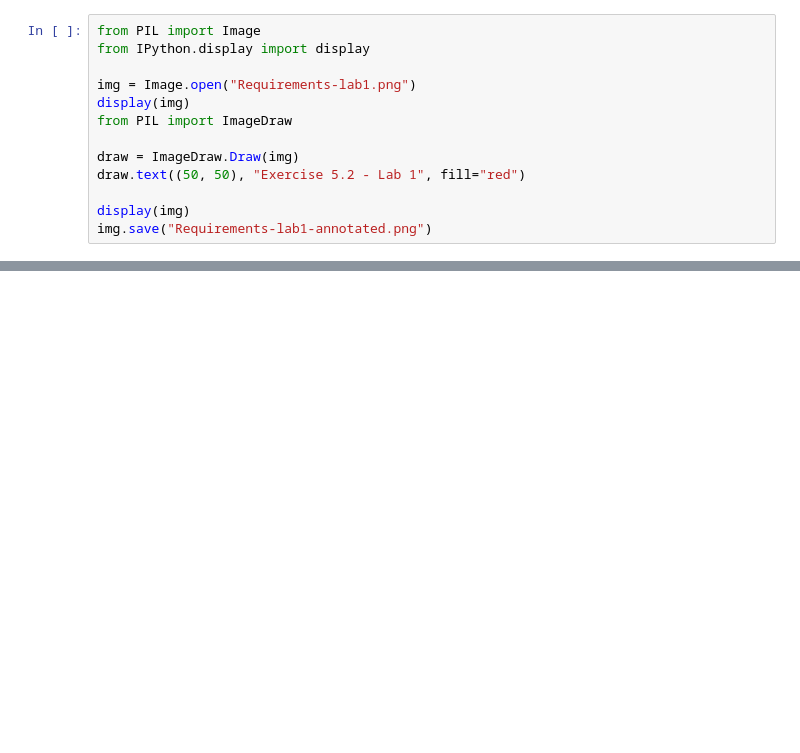
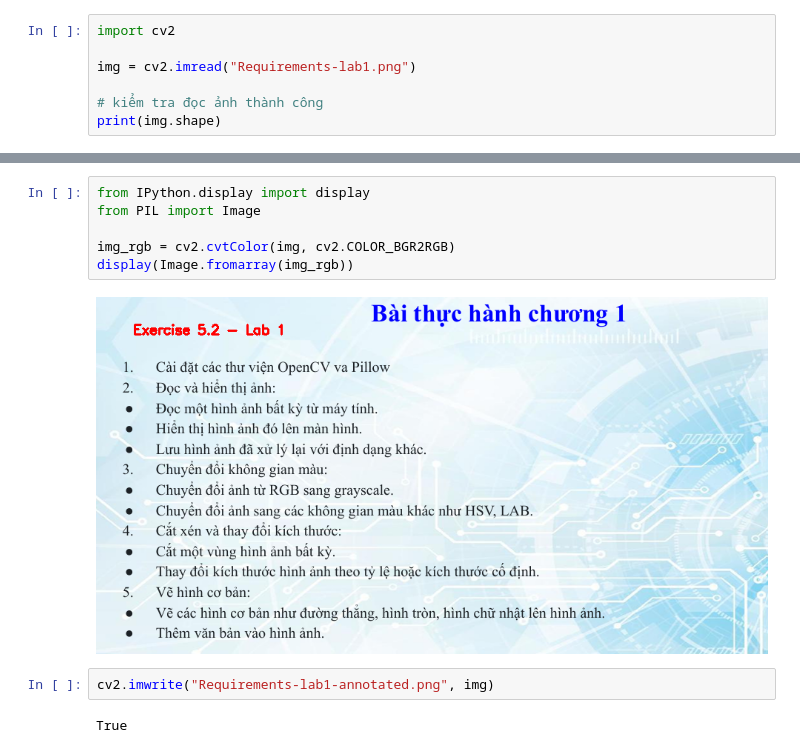
Before and after one commit to Algoculus/UTH-CVIP-assignments, a Jupyter notebook: Solutions/Lab 1/Exercise 5/5.2/5_2.ipynb, the cells around one changed output, grey strips where cells are left out. Saved outputs shown, nothing was run; the diff lists cells and outputs as text; blank space fills up the shorter version.

Commit message:
Finish Exercise 5.2 - add text to image using OpenCVw

```diff
--- a/Solutions/Lab 1/Exercise 5/5.2/5_2.ipynb
+++ b/Solutions/Lab 1/Exercise 5/5.2/5_2.ipynb
@@ -1,14 +1,8 @@
 # %%
-from PIL import Image
-from IPython.display import display
+import cv2
 
-img = Image.open("Requirements-lab1.png")
-display(img)
-from PIL import ImageDraw
+img = cv2.imread("Requirements-lab1.png")
 
-draw = ImageDraw.Draw(img)
-draw.text((50, 50), "Exercise 5.2 - Lab 1", fill="red")
-
-display(img)
-img.save("Requirements-lab1-annotated.png")
+# kiểm tra đọc ảnh thành công
+print(img.shape)
 # %% [output]
@@ -16,0 +38,12 @@ img.save("Requirements-lab1-annotated.png")
+# %%
+from IPython.display import display
+from PIL import Image
+
+img_rgb = cv2.cvtColor(img, cv2.COLOR_BGR2RGB)
+display(Image.fromarray(img_rgb))
+# %% [output]
+[figure, added]
+# %%
+cv2.imwrite("Requirements-lab1-annotated.png", img)
+# %% [output]
+True
```
Also changed, not shown: parts of 2 cells of this notebook, 1 other file.
